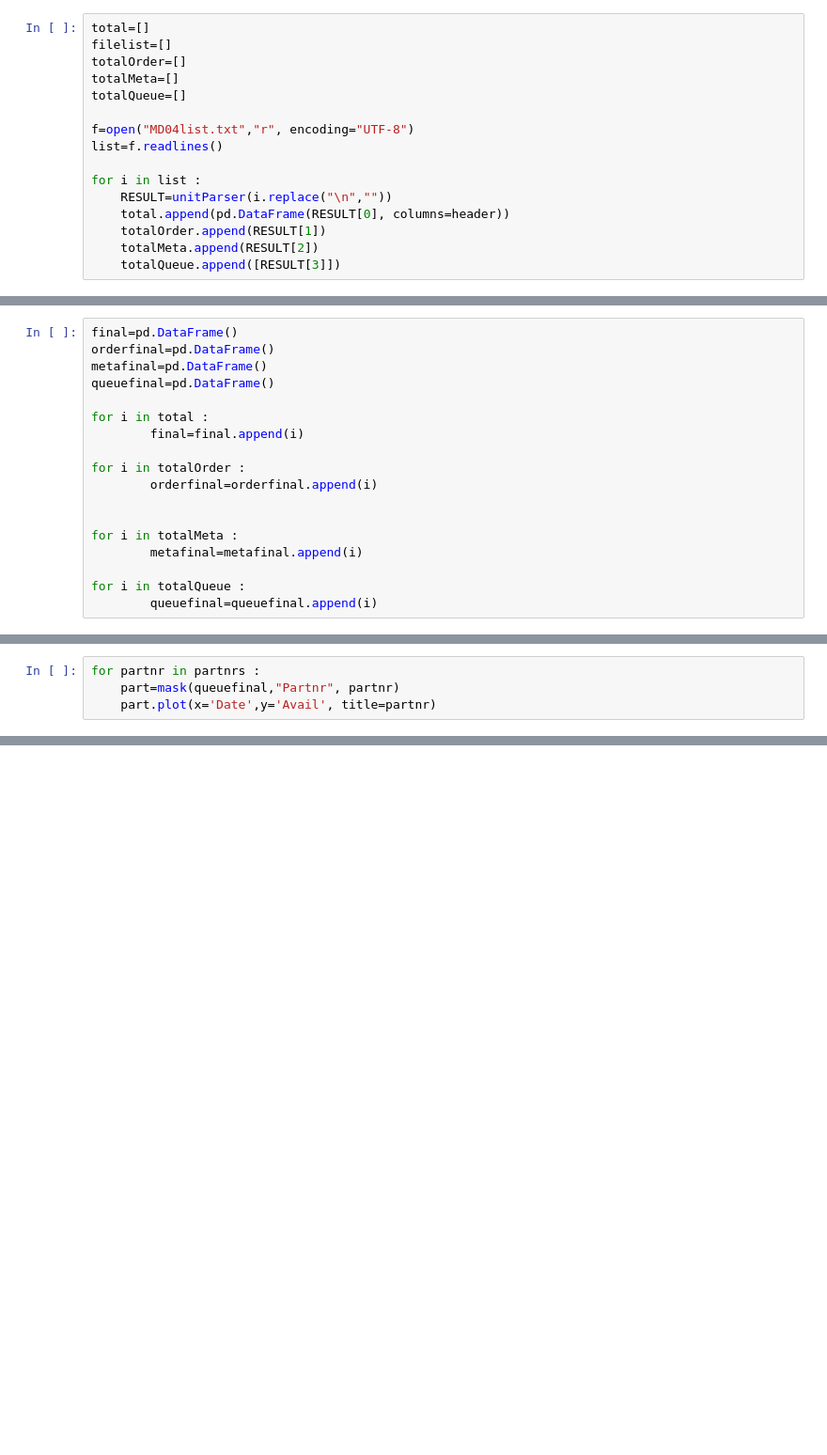
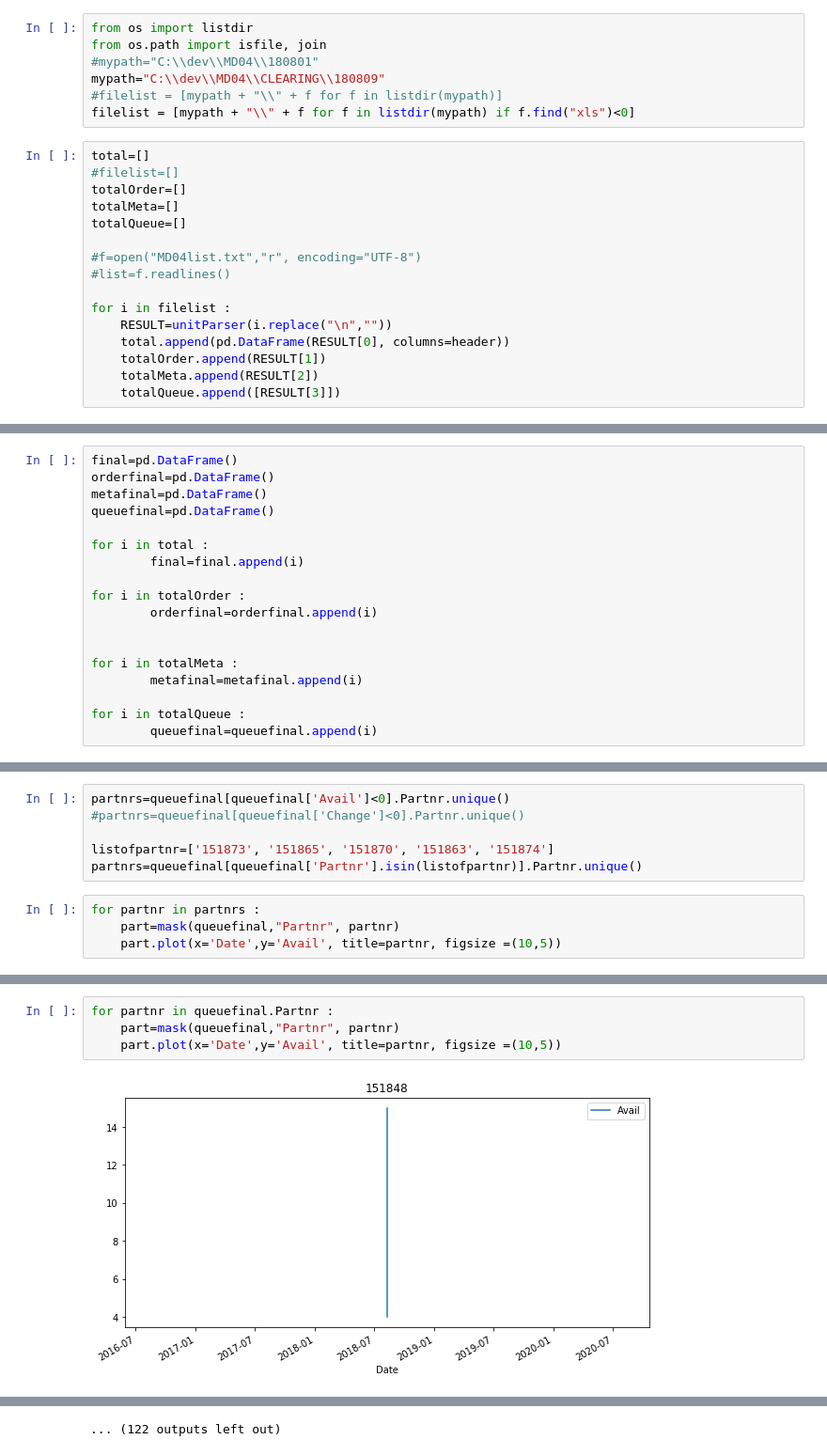
Before and after one commit to bbk0529/MD04, a Jupyter notebook: MD04 Parser.ipynb, the cells around one changed output, grey strips where cells are left out. Shown at 94% size. Saved outputs shown, nothing was run; the diff lists cells and outputs as text; blank space fills up the shorter version.

```diff
--- a/MD04 Parser.ipynb
+++ b/MD04 Parser.ipynb
@@ -398,16 +351,23 @@ result[3]
 # %% [markdown]
 ## ACTUAL RUNNING (for MD04list.txt)
+# %%
+from os import listdir
+from os.path import isfile, join
+#mypath="C:\\dev\\MD04\\180801"
+mypath="C:\\dev\\MD04\\CLEARING\\180809"
+#filelist = [mypath + "\\" + f for f in listdir(mypath)]
+filelist = [mypath + "\\" + f for f in listdir(mypath) if f.find("xls")<0]
 # %%
 total=[]
-filelist=[]
+#filelist=[]
 totalOrder=[]
 totalMeta=[]
 totalQueue=[]
 
-f=open("MD04list.txt","r", encoding="UTF-8")
-list=f.readlines()
+#f=open("MD04list.txt","r", encoding="UTF-8")
+#list=f.readlines()
 
-for i in list :
+for i in filelist :
     RESULT=unitParser(i.replace("\n",""))
     total.append(pd.DataFrame(RESULT[0], columns=header))
     totalOrder.append(RESULT[1])
@@ -470,4 +404,10 @@ partnrs=queuefinal[queuefinal['Avail']<0].Partnr.unique()
+# %%
+partnrs=queuefinal[queuefinal['Avail']<0].Partnr.unique()
+#partnrs=queuefinal[queuefinal['Change']<0].Partnr.unique()
+
+listofpartnr=['151873', '151865', '151870', '151863', '151874']
+partnrs=queuefinal[queuefinal['Partnr'].isin(listofpartnr)].Partnr.unique()
 # %%
 for partnr in partnrs :
     part=mask(queuefinal,"Partnr", partnr)
-    part.plot(x='Date',y='Avail', title=partnr)
+    part.plot(x='Date',y='Avail', title=partnr, figsize =(10,5))
@@ -489,0 +414,6 @@ Timestamp('2018-07-31 00:00:00')
+# %%
+for partnr in queuefinal.Partnr :
+    part=mask(queuefinal,"Partnr", partnr)
+    part.plot(x='Date',y='Avail', title=partnr, figsize =(10,5))
+# %% [output]
+[figure, added]
@@ -489,0 +431 @@ Timestamp('2018-07-31 00:00:00')
+... (122 outputs left out)
```
Also changed, not shown: parts of 24 cells of this notebook.
